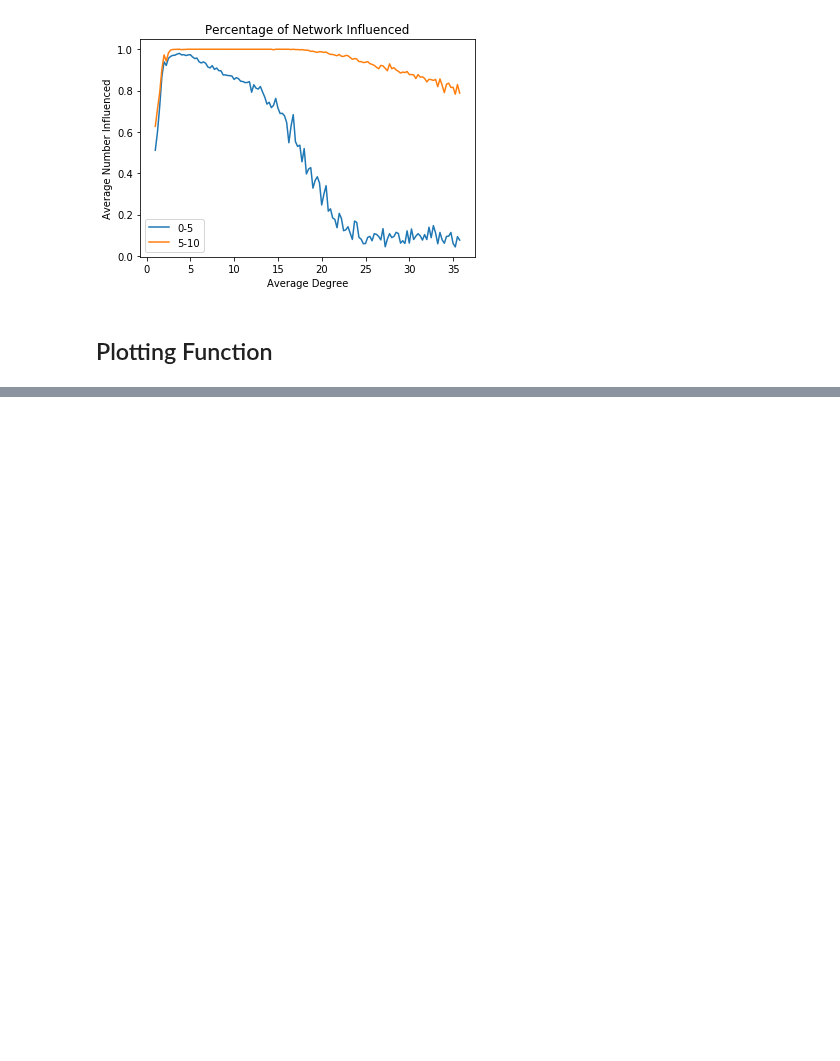
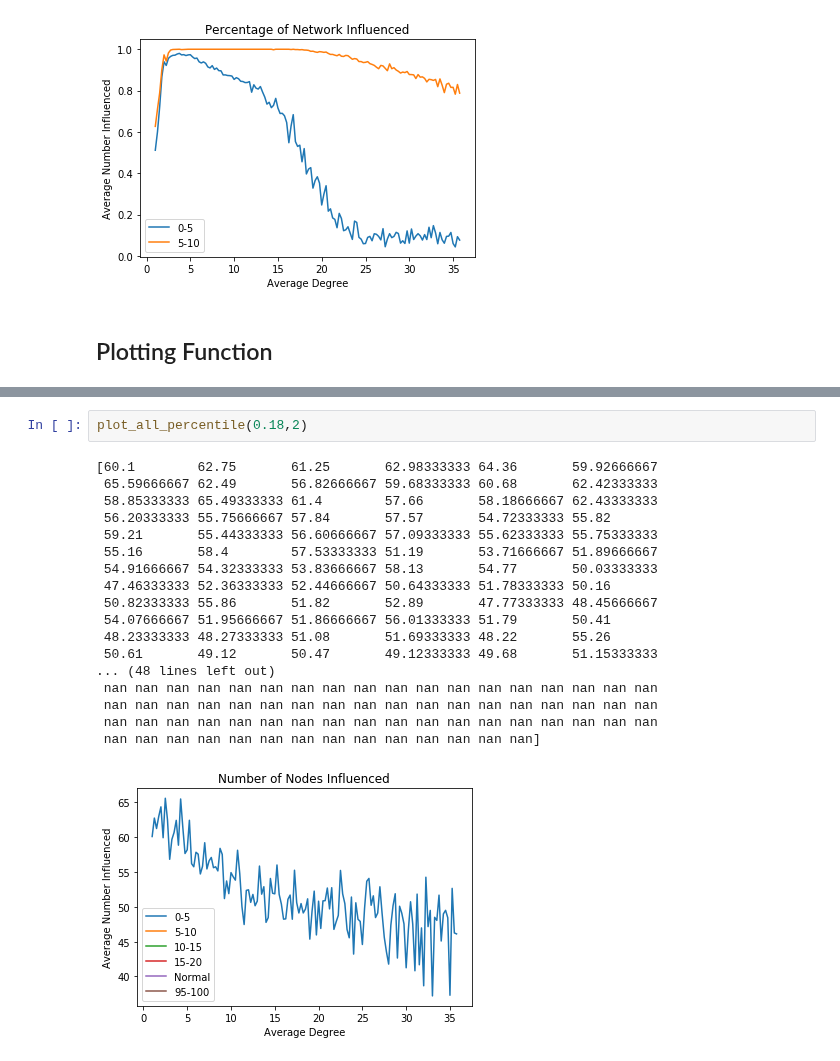
Before and after one commit to MiLinny/Influentials, a Jupyter notebook: Code/PC_Viewer.ipynb, the cells around one changed output, grey strips where cells are left out. Cells and saved outputs as stored; diff of their text form; blank space fills up the shorter version.

```diff
--- a/Code/PC_Viewer.ipynb
+++ b/Code/PC_Viewer.ipynb
@@ -194,0 +231,21 @@ array([ True,  True,  True, False,  True,  True,  True,  True,  True,
+# %%
+plot_all_percentile(0.18,2)
+# %% [output]
+[60.1        62.75       61.25       62.98333333 64.36       59.92666667
+ 65.59666667 62.49       56.82666667 59.68333333 60.68       62.42333333
+ 58.85333333 65.49333333 61.4        57.66       58.18666667 62.43333333
+ 56.20333333 55.75666667 57.84       57.57       54.72333333 55.82
+ 59.21       55.44333333 56.60666667 57.09333333 55.62333333 55.75333333
+ 55.16       58.4        57.53333333 51.19       53.71666667 51.89666667
+ 54.91666667 54.32333333 53.83666667 58.13       54.77       50.03333333
+ 47.46333333 52.36333333 52.44666667 50.64333333 51.78333333 50.16
+ 50.82333333 55.86       51.82       52.89       47.77333333 48.45666667
+ 54.07666667 51.95666667 51.86666667 56.01333333 51.79       50.41
+ 48.23333333 48.27333333 51.08       51.69333333 48.22       55.26
+ 50.61       49.12       50.47       49.12333333 49.68       51.15333333
+... (48 lines left out)
+ nan nan nan nan nan nan nan nan nan nan nan nan nan nan nan nan nan nan
+ nan nan nan nan nan nan nan nan nan nan nan nan nan nan nan nan nan nan
+ nan nan nan nan nan nan nan nan nan nan nan nan nan nan nan nan nan nan
+ nan nan nan nan nan nan nan nan nan nan nan nan nan nan]
+[figure, added]
```
Also changed, not shown: parts of 12 cells of this notebook, 1 other file.
